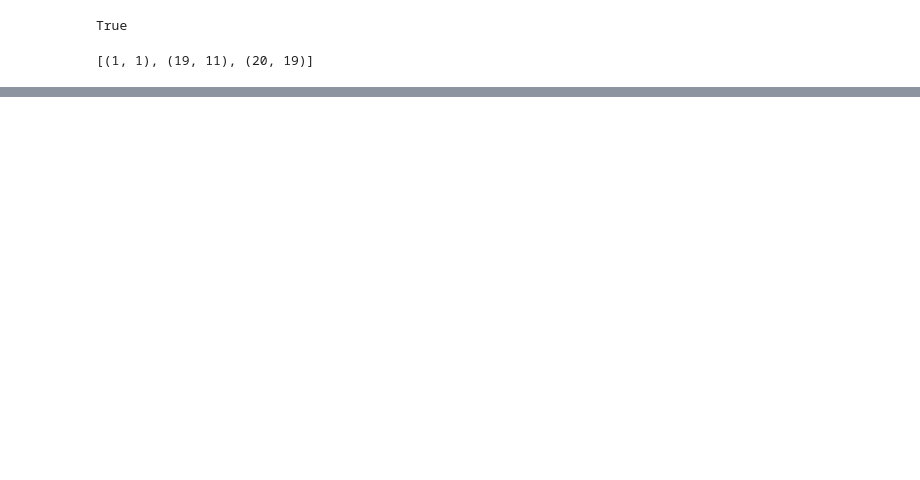
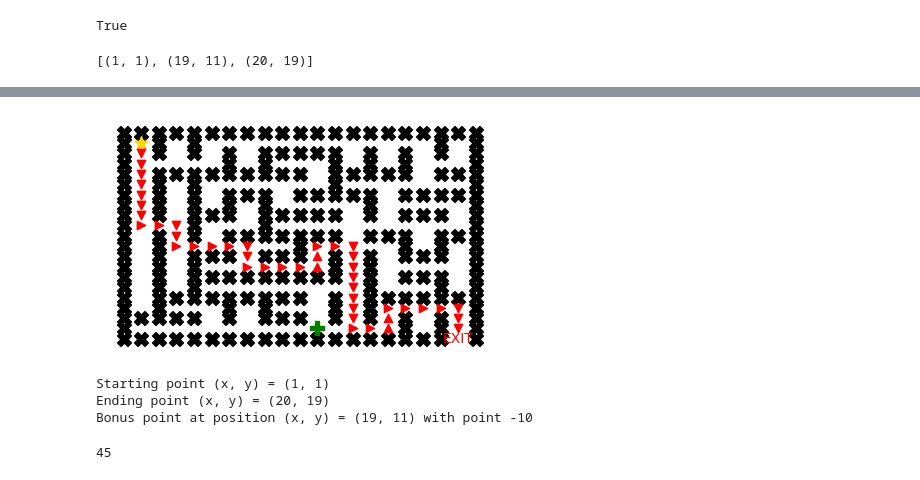
Before and after one commit to hungngocphat01/HCMUS-IntroAI-Project01-Pathfinding, a Jupyter notebook: source/Untitled.ipynb, the cells around one changed output, grey strips where cells are left out. Saved outputs shown, nothing was run; the diff lists cells and outputs as text; code cells hidden in the pictures; blank space fills up the shorter version.

```diff
--- a/source/Untitled.ipynb
+++ b/source/Untitled.ipynb
@@ -116,0 +59,12 @@ path
+# %%
+g.clear()
+Astar(g, manhattan_heuristic)
+visited, path, cost = g.get_visited()
+g.visualize(path)
+cost
+# %% [output]
+[figure, added]
+Starting point (x, y) = (1, 1)
+Ending point (x, y) = (20, 19)
+Bonus point at position (x, y) = (19, 11) with point -10
+45
```
Also changed, not shown: parts of 10 cells of this notebook, 15 other files.
